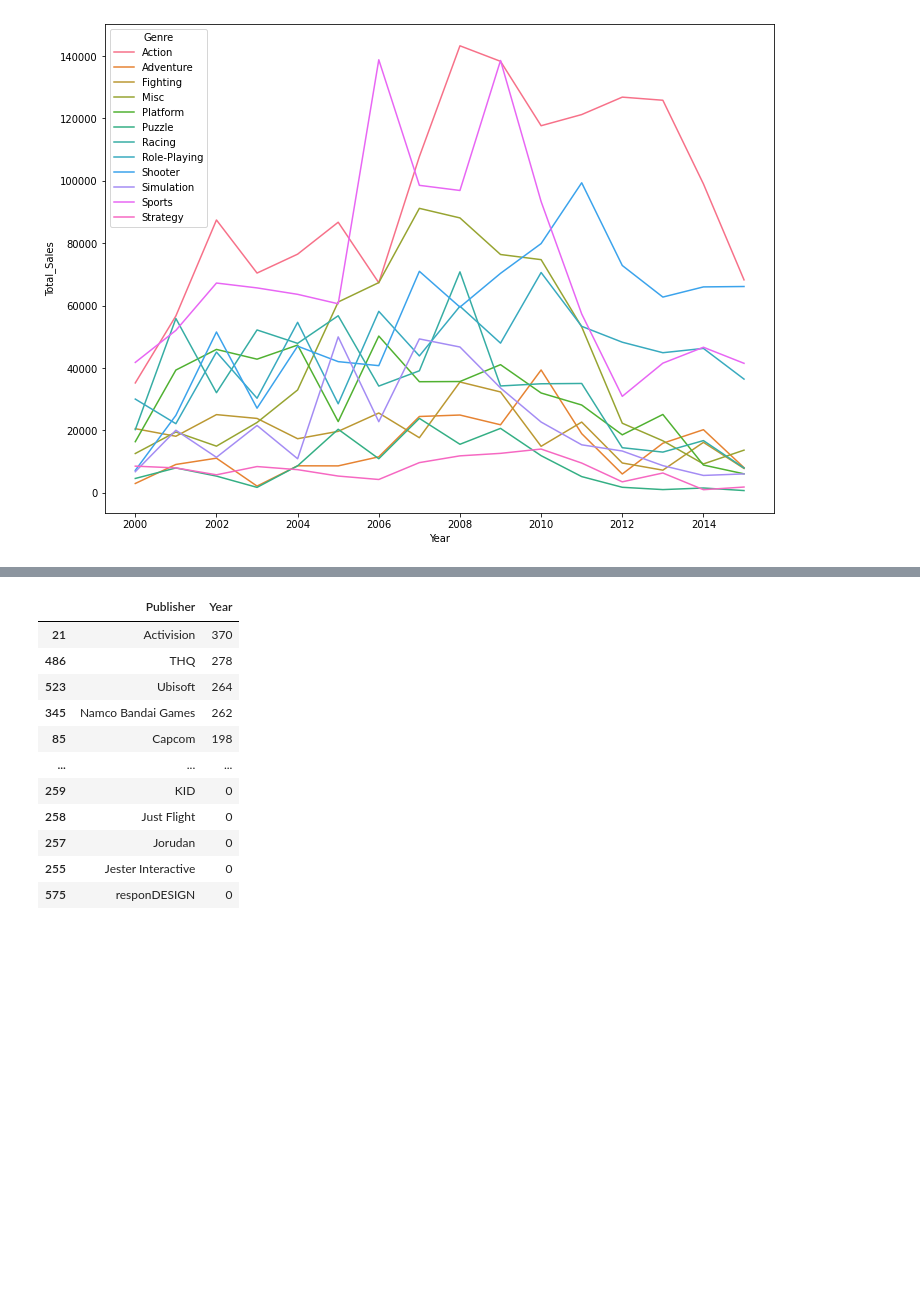
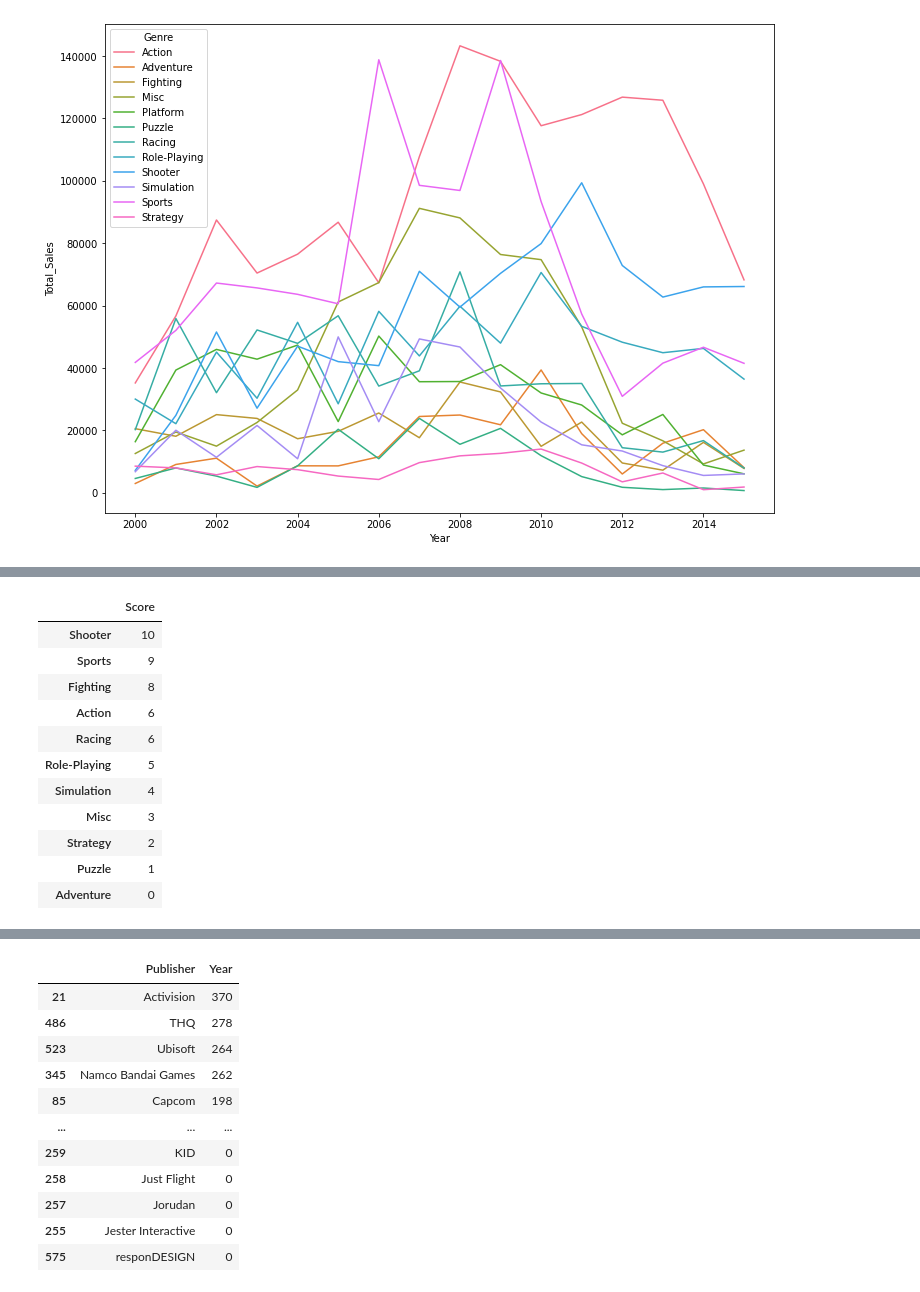
Before and after one commit to e080hsm/Section1_Project, a Jupyter notebook: ai14_n1xx_우성호.ipynb, the cells around one changed output, grey strips where cells are left out. Cells and saved outputs as stored; diff of their text form; code cells hidden in the pictures; blank space fills up the shorter version.

```diff
--- a/ai14_n1xx_우성호.ipynb
+++ b/ai14_n1xx_우성호.ipynb
@@ -303,0 +365,15 @@ def df_describe(df, idx, col, val='Total_Sales'):
+# %%
+make_score(do_ttest(df_stastic))
+# %% [output]
+|  | Score |
+| Shooter | 10 |
+| Sports | 9 |
+| Fighting | 8 |
+| Action | 6 |
+| Racing | 6 |
+| Role-Playing | 5 |
+| Simulation | 4 |
+| Misc | 3 |
+| Strategy | 2 |
+| Puzzle | 1 |
+| Adventure | 0 |
```
Also changed, not shown: parts of 10 cells of this notebook.
